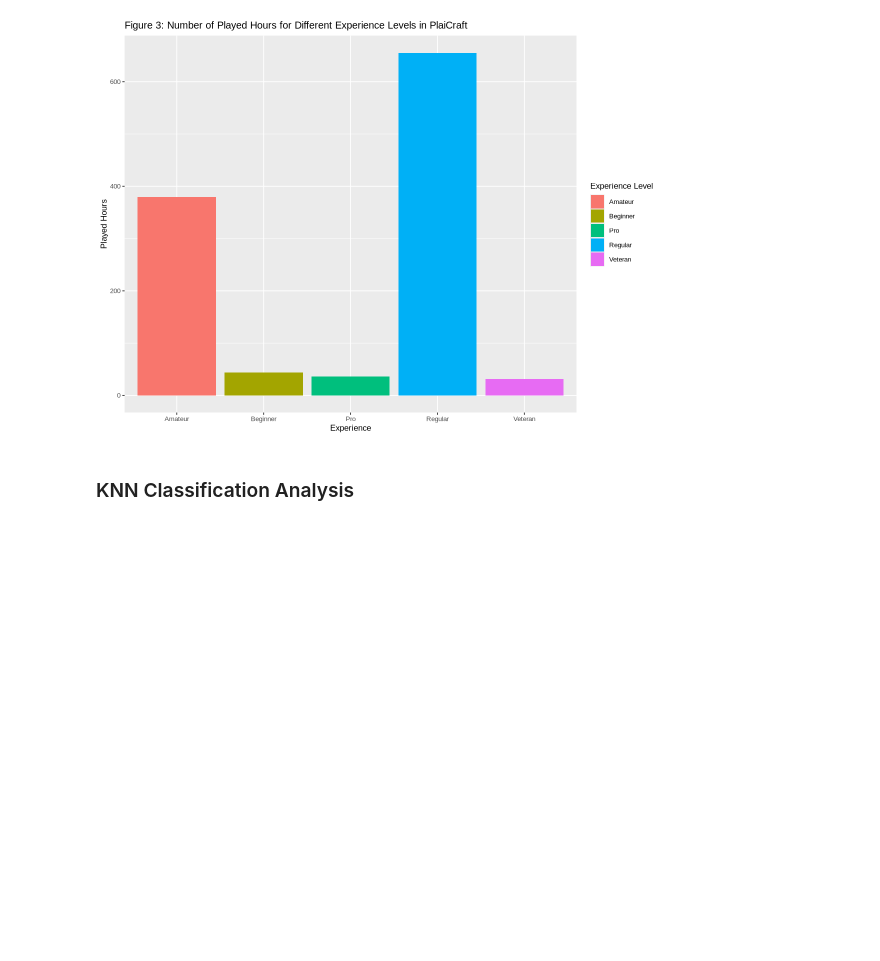
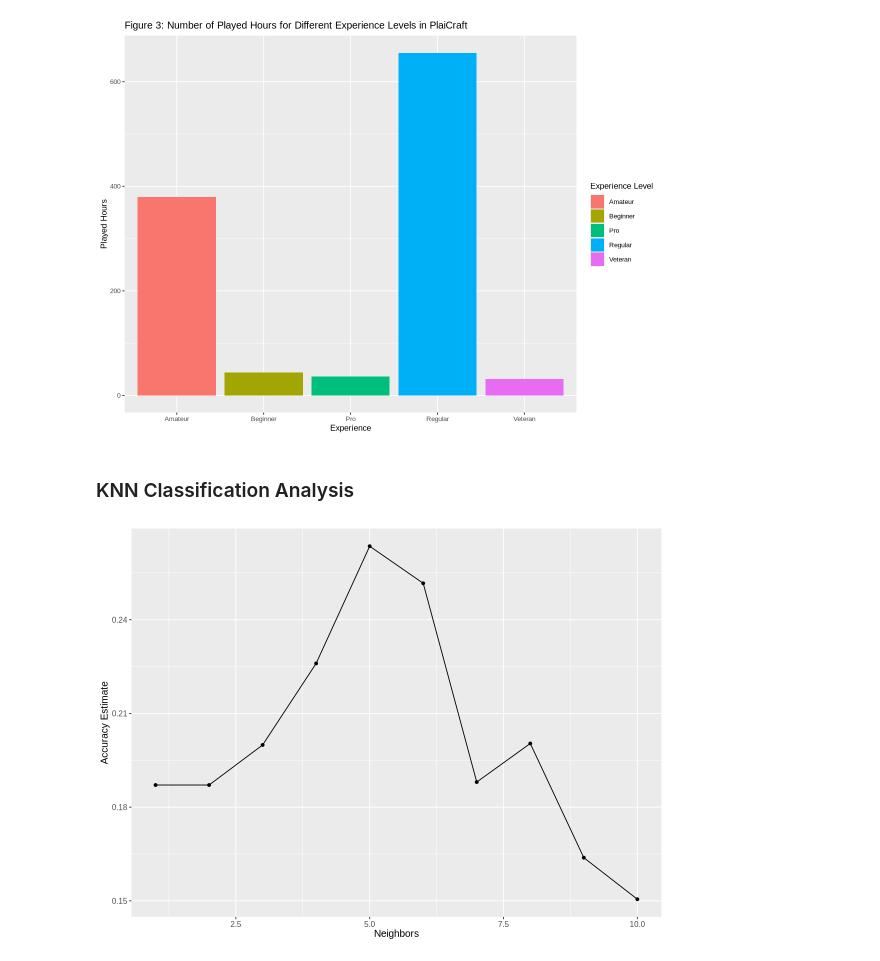
Before and after one commit to DaviddHuang/dsci100_project, a Jupyter notebook: final.ipynb, the cells around one changed output. Drawn from its saved outputs; the diff is of its cells as text; code cells hidden in the pictures; blank space fills up the shorter version.

```diff
--- a/final.ipynb
+++ b/final.ipynb
@@ -103,21 +103,47 @@ players_plot
 # %%
 #splitting the data into training & testing data
 set.seed(5555) #setting seed for reproducibility
 
 players_filtered <- players_filtered |>
-    mutate(experience = as_factor(experience)) #convert the character Class variable to the factor datatype
+    mutate(experience = as_factor(experience)) |> #convert the character Class variable to the factor datatype
+    drop_na(experience, age, played_hours)
 
 split <- players_filtered |>
         initial_split(prop = 0.75, strata = experience) #randomly splitting the data into 75% training data & 25% testing data
 training <- training(split) #training dataset, 80 observations
 testing <- testing(split)  #testing dataset, 29 observations
 
 experience_recipe <- recipe(experience ~ age + played_hours, data = players_filtered) |>
-    step_scale(all_predictors) |>
-    step_center(all_predictors)
+    step_scale(all_predictors()) |>
+    step_center(all_predictors())
 
-experience_vfold <- vfold_cv(players_filtered, v = 10, strata = experience)
+k_vals <- tibble(neighbors = seq(from = 1, to = 10, by = 1))
+
+experience_vfold <- vfold_cv(training, v = 3, strata = experience)
 
 knn_spec <- nearest_neighbor(weight_func = "rectangular", neighbors = tune()) |>
     set_engine("kknn") |>
     set_mode("classification")
+
+knn_results <- workflow() |>
+    add_recipe(experience_recipe) |>
+    add_model(knn_spec) |>
+    tune_grid(resamples = experience_vfold, grid = k_vals) |>
+    collect_metrics()
+
+accuracies <- knn_results |>
+    filter(.metric == "accuracy")
+
+accuracy_vs_k <- ggplot(accuracies, aes(x = neighbors, y = mean)) +
+  geom_point() +
+  geom_line() +
+  labs(x = "Neighbors", y = "Accuracy Estimate") +
+  theme(text = element_text(size = 12))
+accuracy_vs_k
+
+best_k <- accuracies |>
+    arrange(desc(mean)) |>
+    head(1) |>
+    pull(neighbors)
+# %% [output]
+[figure, added]
```
Also changed, not shown: parts of 3 cells of this notebook.
